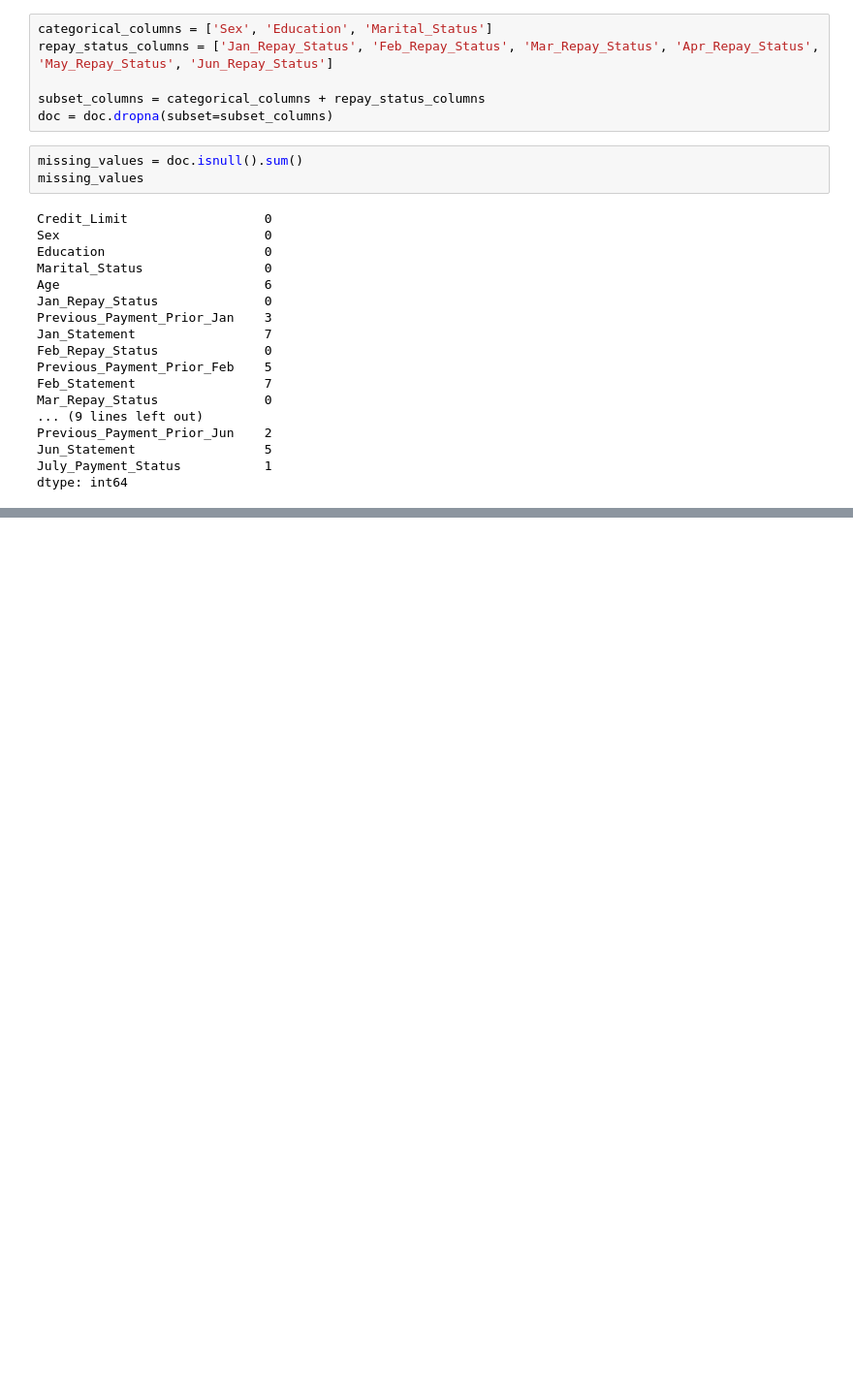
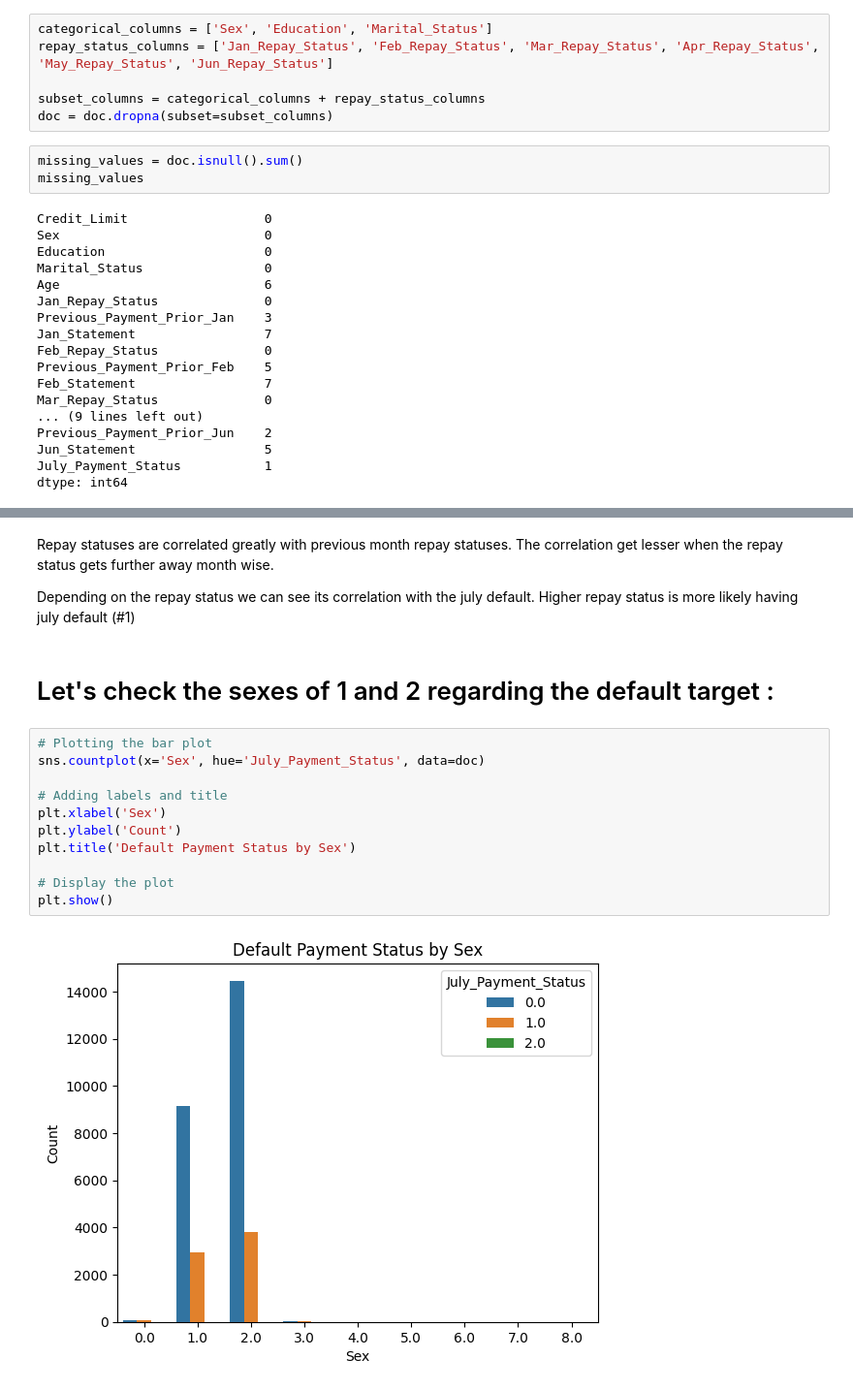
Before and after one commit to phycem/Finance-Machine-Learning-Applications, a Jupyter notebook: Risk_Management_and_Default_Detection.ipynb, the cells around one changed output, grey strips where cells are left out. Shown at 97% size. Drawn from its saved outputs; the diff is of its cells as text; blank space fills up the shorter version.

```diff
--- a/Risk_Management_and_Default_Detection.ipynb
+++ b/Risk_Management_and_Default_Detection.ipynb
@@ -97,0 +217,20 @@ dtype: int64
+# %% [markdown]
+Repay statuses are correlated greatly with previous month repay statuses. The correlation get lesser when the repay status gets further away month wise.
+
+
+Depending on the repay status we can see its correlation with the july default. Higher repay status is more likely having july default (#1)
+# %% [markdown]
+# Let's check the sexes of 1 and 2 regarding the default target :
+# %%
+# Plotting the bar plot
+sns.countplot(x='Sex', hue='July_Payment_Status', data=doc)
+
+# Adding labels and title
+plt.xlabel('Sex')
+plt.ylabel('Count')
+plt.title('Default Payment Status by Sex')
+
+# Display the plot
+plt.show()
+# %% [output]
+[figure, added]
```
Also changed, not shown: parts of 18 cells of this notebook.
